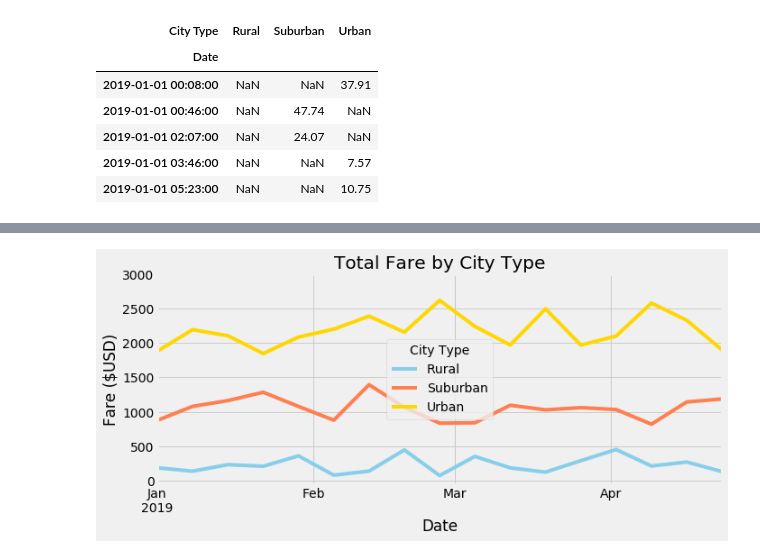
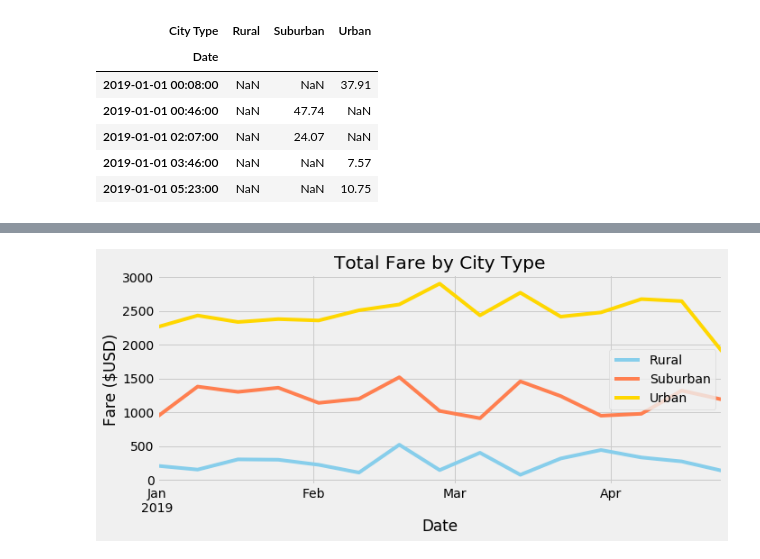
Before and after one commit to patricialan/PyBer_Analysis, a Jupyter notebook: PyBer_Challenge.ipynb, the cells around one changed output, grey strips where cells are left out. Drawn from its saved outputs; the diff is of its cells as text; code cells hidden in the pictures.

Commit message:
fixed resample_mine and README

```diff
--- a/PyBer_Challenge.ipynb
+++ b/PyBer_Challenge.ipynb
@@ -1222,8 +1222,8 @@ jan_april_df.head()
 | 2019-01-01 05:23:00 | NaN | NaN | 10.75 |
 # %%
 # resample into weekly bins with each week summed
-plot_df = jan_april_df.resample("7D").sum()
-plot_df.head()
+plot_df = jan_april_df.resample("8D").sum()
+plot_df
 # %% [output]
 | City Type | Rural | Suburban | Urban |
 | Date |  |  |  |
@@ -1235,18 +1245,19 @@ plot_df.head()
 # %%
 # plot df using fiveThirtyEight style
 color_scheme = ["skyblue", "coral", "gold",]
 
 plt.style.use('fivethirtyeight')
 
 ax = plot_df.plot(figsize=(10,4), color=color_scheme)
 
 ax.set_title("Total Fare by City Type")
 ax.set_ylabel("Fare ($USD)")
 ax.set_yticks(np.arange(0, 3500, step=500))
+ax.legend(mode="Expanded")
 
 # # Save the figure
 plt.savefig("Analysis/Fig8.png", bbox_inches="tight")
 
 plt.show()
 # %% [output]
-[figure, old version]
+[figure, new version]
```
Also changed, not shown: parts of 1 cell of this notebook, 3 other files.
